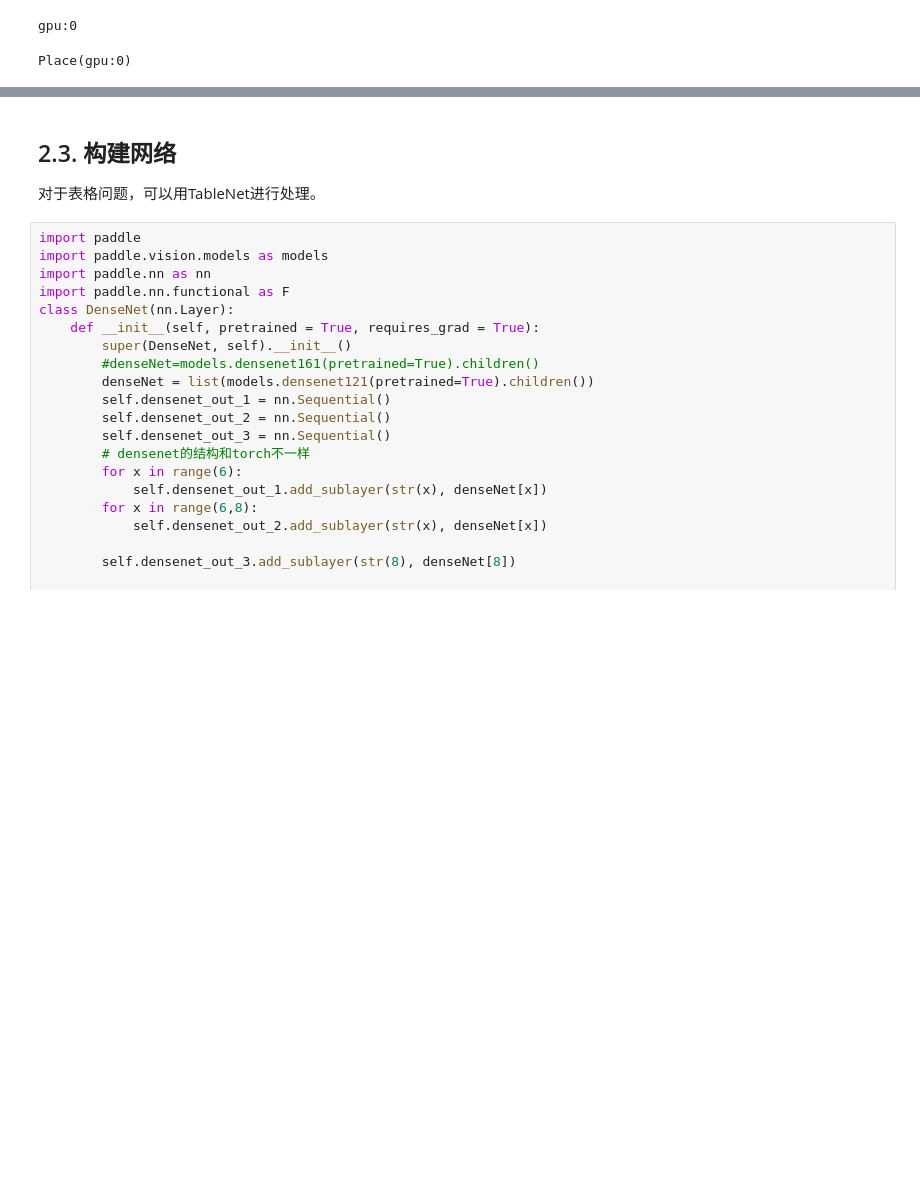
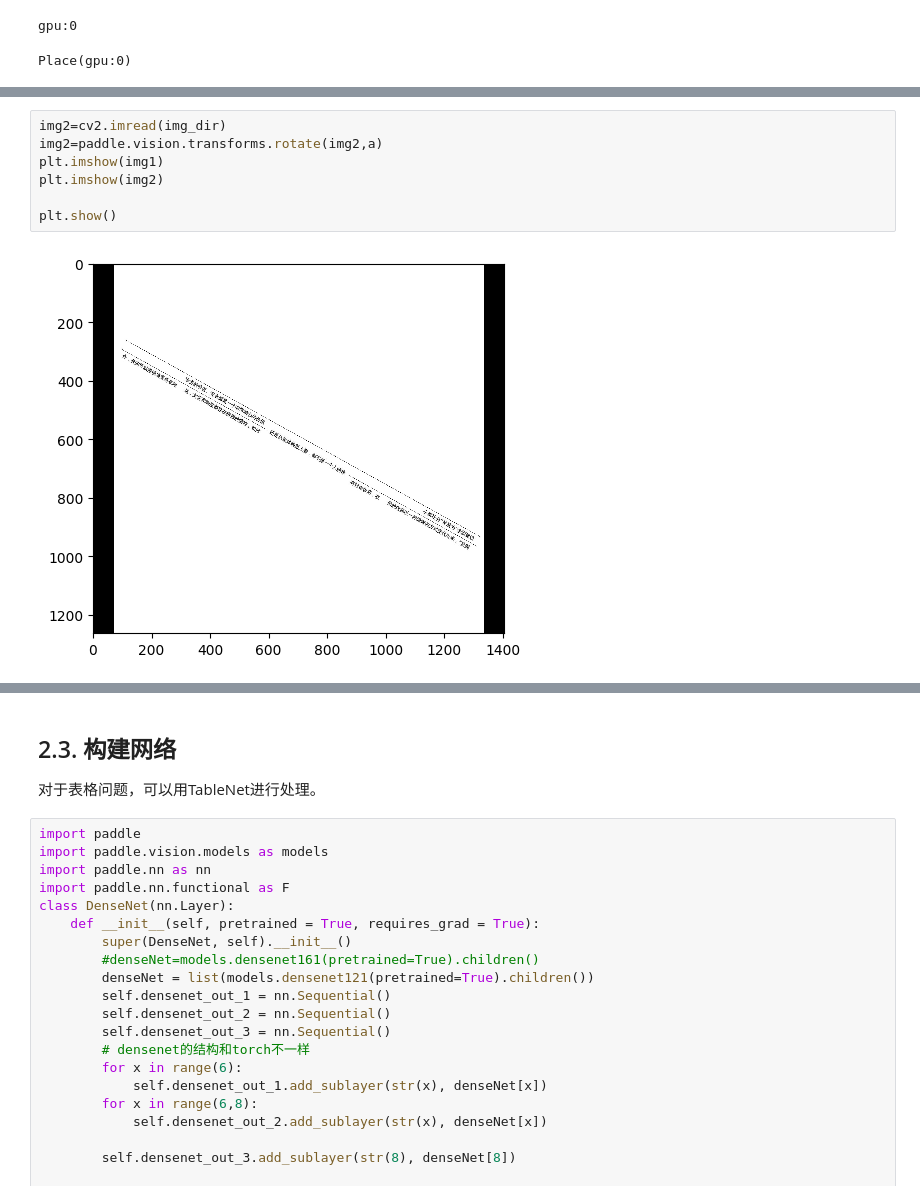
Before and after one commit to CharlesGong12/Table-Detection, a Jupyter notebook: main.ipynb, the cells around one changed output, grey strips where cells are left out. Drawn from its saved outputs; the diff is of its cells as text; blank space fills up the shorter version.

```diff
--- a/main.ipynb
+++ b/main.ipynb
@@ -137,3 +179,12 @@ Tensor(shape=[48, 8], dtype=float32, place=Place(gpu:0), stop_gradient=True,
+# %%
+img2=cv2.imread(img_dir)
+img2=paddle.vision.transforms.rotate(img2,a)
+plt.imshow(img1)
+plt.imshow(img2)
+
+plt.show()
+# %% [output]
+[figure, added]
 # %%
 import random
 random.seed(102)
```
Also changed, not shown: parts of 9 cells of this notebook.
